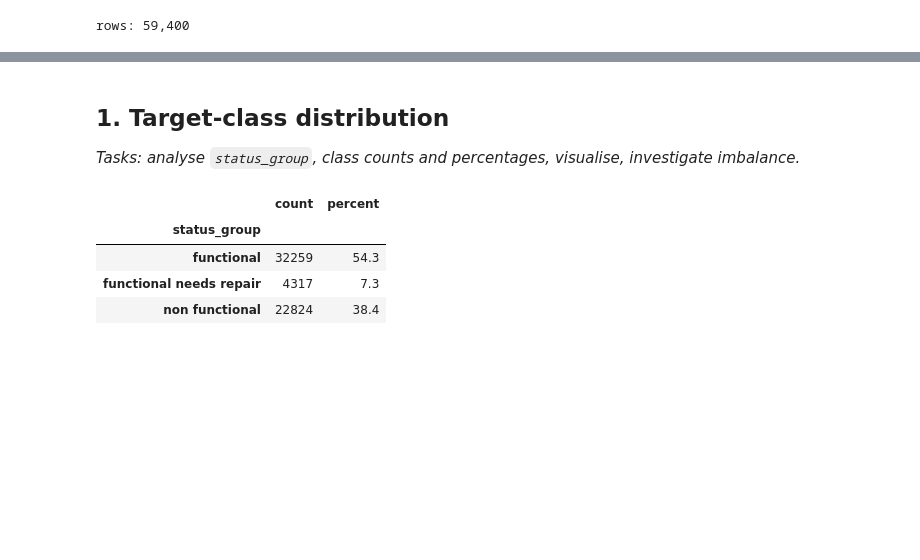
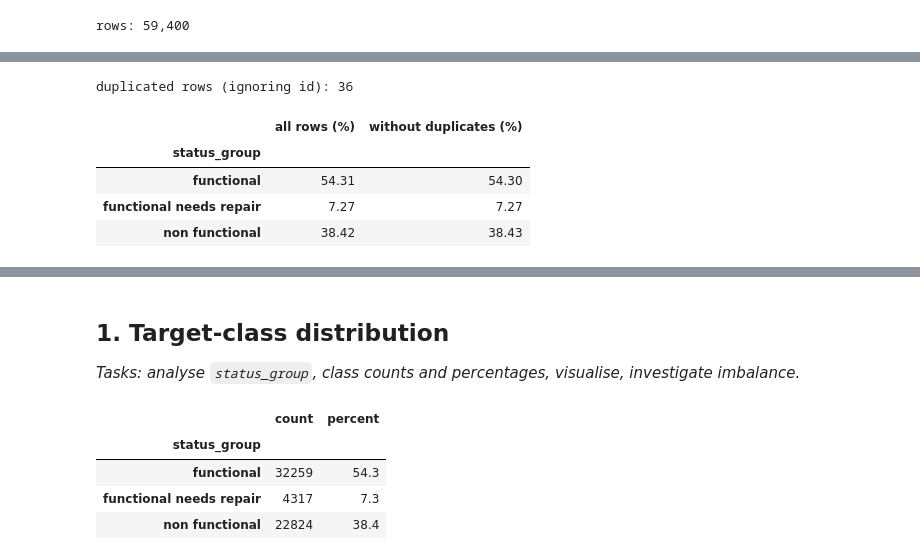
Before and after one commit to marblehub/data-circle, a Jupyter notebook: projects/water_pumps/team-WTM/notebooks/02_target_categorical_eda_taya.ipynb, the cells around one changed output, grey strips where cells are left out. Cells and saved outputs as stored; diff of their text form; code cells hidden in the pictures; blank space fills up the shorter version.

```diff
--- a/projects/water_pumps/team-WTM/notebooks/02_target_categorical_eda_taya.ipynb
+++ b/projects/water_pumps/team-WTM/notebooks/02_target_categorical_eda_taya.ipynb
@@ -17,0 +42,18 @@ rows: 59,400
+# %%
+# duplicated observations: identical in every column except id (and the 0/1 flags added by load_data)
+flag_cols = ["id", "is_functional", "needs_repair", "non_functional"]
+dup_mask = df.drop(columns=flag_cols).duplicated()
+print(f"duplicated rows (ignoring id): {dup_mask.sum()}")
+
+shares = pd.DataFrame({
+    "all rows (%)": df["status_group"].value_counts(normalize=True),
+    "without duplicates (%)": df.loc[~dup_mask, "status_group"].value_counts(normalize=True),
+}).reindex(eda.STATUS_ORDER).mul(100).round(2)
+shares
+# %% [output]
+duplicated rows (ignoring id): 36
+|  | all rows (%) | without duplicates (%) |
+| status_group |  |  |
+| functional | 54.31 | 54.30 |
+| functional needs repair | 7.27 | 7.27 |
+| non functional | 38.42 | 38.43 |
```
Also changed, not shown: parts of 8 cells of this notebook.
